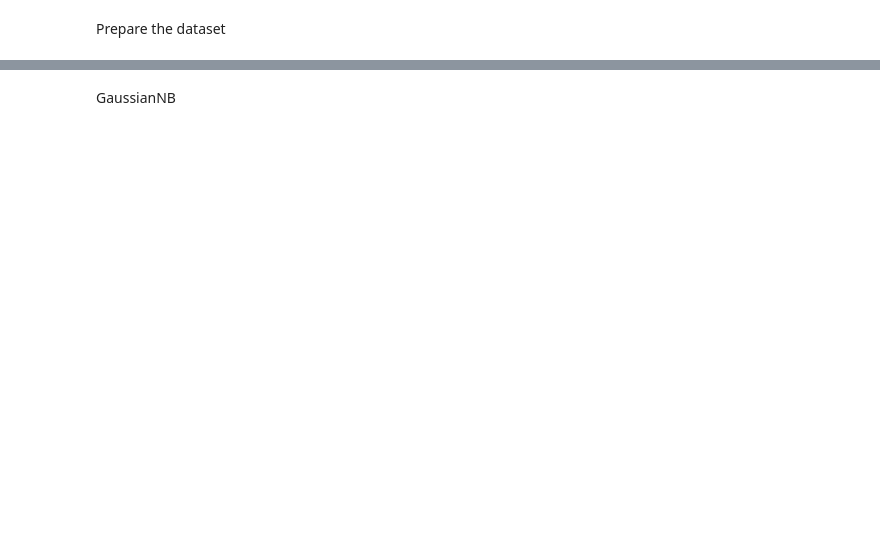
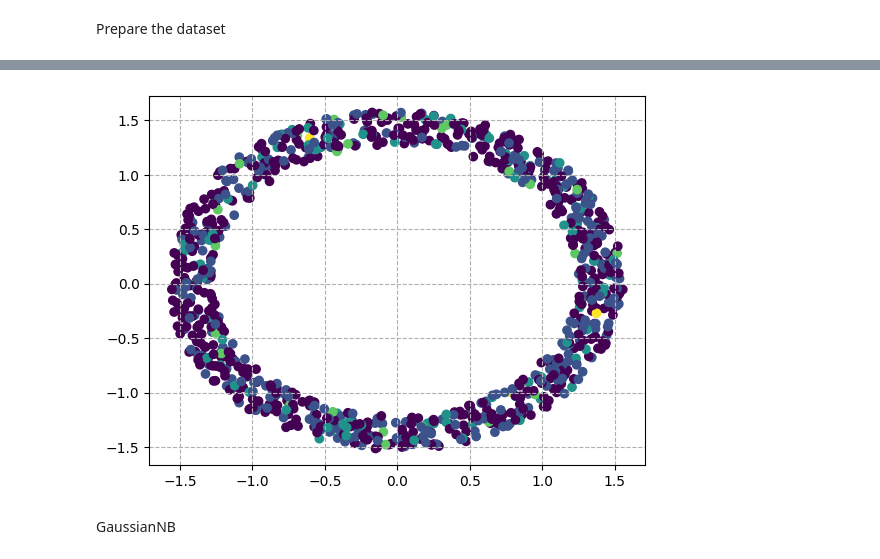
Before and after one commit to francomano/uav, a Jupyter notebook: uav.ipynb, the cells around one changed output, grey strips where cells are left out. Saved outputs shown, nothing was run; the diff lists cells and outputs as text; code cells hidden in the pictures; blank space fills up the shorter version.

```diff
--- a/uav.ipynb
+++ b/uav.ipynb
@@ -60,3 +76,13 @@ Number of test samples: 807
+# %%
+# select the first two features
+X_reduced = X[:,3:5]
+#no lineary separable in 2D with only 2 features
+
+plt.figure()
+plt.scatter(X_reduced[:,0], X_reduced[:,1], c=y)
+plt.grid(linestyle="--")
+# %% [output]
+[figure, added]
 # %% [markdown]
 GaussianNB
 # %%
```
Also changed, not shown: parts of 14 cells of this notebook.
